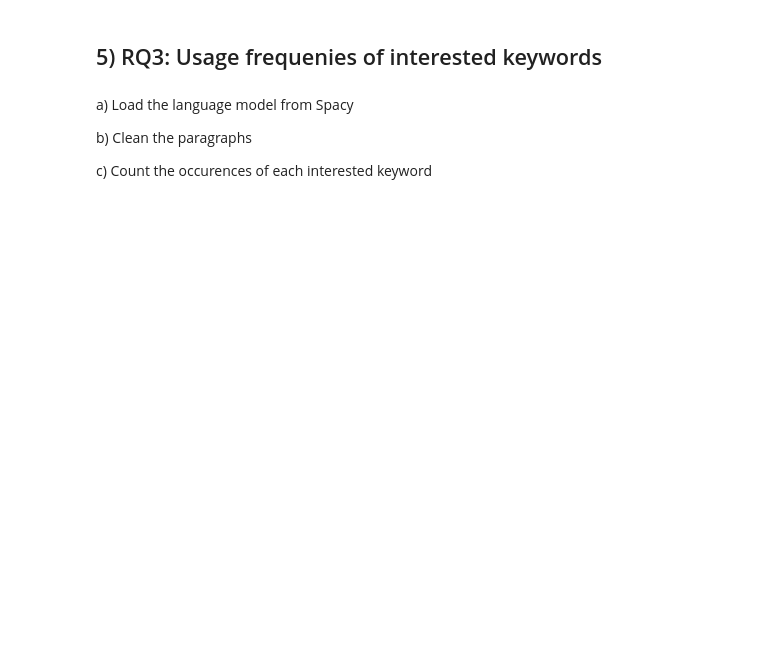
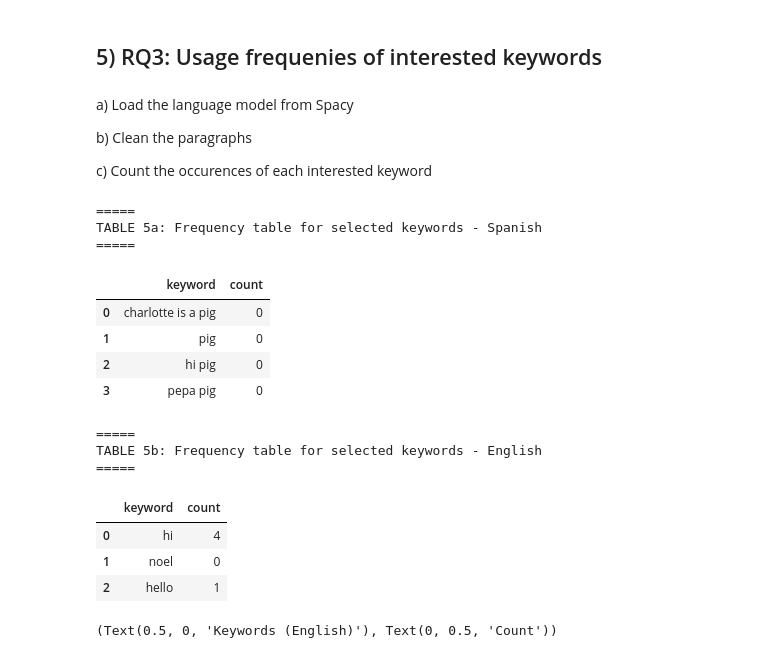
Before and after one commit to Noel-Ocean/Projects_Selected, a Jupyter notebook: Frog Story Corpora/Analysis.ipynb, the cells around one changed output. Drawn from its saved outputs; the diff is of its cells as text; code cells hidden in the pictures; blank space fills up the shorter version.

```diff
--- a/Frog Story Corpora/Analysis.ipynb
+++ b/Frog Story Corpora/Analysis.ipynb
@@ -314,0 +379,53 @@ test
+# %%
+# ---------------------------------------------------------------------------- #
+#                5) RQ3: Usage frequenies of interested keywords               #
+# ---------------------------------------------------------------------------- #
+
+# ---------------------------- a) Frequency table ---------------------------- #
+
+# Spanish
+print("=====")
+print("TABLE 5a: Frequency table for selected keywords - Spanish")
+print("=====")
+
+spa_keywords = ["Charlotte is a PIG", "PIG", "Hi PIG", "Pepa PIG"]
+TAB5a = q3_keyword_frequency(spa_clean, spa_keywords)
+display(TAB5a)
+
+# English
+print("=====")
+print("TABLE 5b: Frequency table for selected keywords - English")
+print("=====")
+
+eng_keywords = ["hi", "Noel", "hello"]
+TAB5b = q3_keyword_frequency(eng_clean, eng_keywords)
+display(TAB5b)
+
+# ----------------------------- b) Visualization ----------------------------- #
+plot_pos_distribution, axes = plt.subplots(nrows=1, ncols=2, figsize=(13, 4), sharey=True)
+plot_pos_distribution.subplots_adjust(top=0.83)
+plot_pos_distribution.suptitle("RQ3. Frequency count for selected keywords", fontsize=12, x=0.5, y=0.9)
+
+sns.barplot(ax=axes[0], data=TAB5a, x="keyword", y="count", color='blue')
+sns.barplot(ax=axes[1], data=TAB5b, x="keyword", y="count", color='orange')
+
+# Modify the plot - Change the xy labels
+axes[0].set_xlabel("Keywords (Spanish)"), axes[0].set_ylabel("Count")
+axes[1].set_xlabel("Keywords (English)"), axes[1].set_ylabel("Count")
+# %% [output]
+=====
+TABLE 5a: Frequency table for selected keywords - Spanish
+=====
+|  | keyword | count |
+| 0 | charlotte is a pig | 0 |
+| 1 | pig | 0 |
+| 2 | hi pig | 0 |
+| 3 | pepa pig | 0 |
+=====
+TABLE 5b: Frequency table for selected keywords - English
+=====
+|  | keyword | count |
+| 0 | hi | 4 |
+| 1 | noel | 0 |
+| 2 | hello | 1 |
+(Text(0.5, 0, 'Keywords (English)'), Text(0, 0.5, 'Count'))
```
Also changed, not shown: parts of 11 cells of this notebook.
